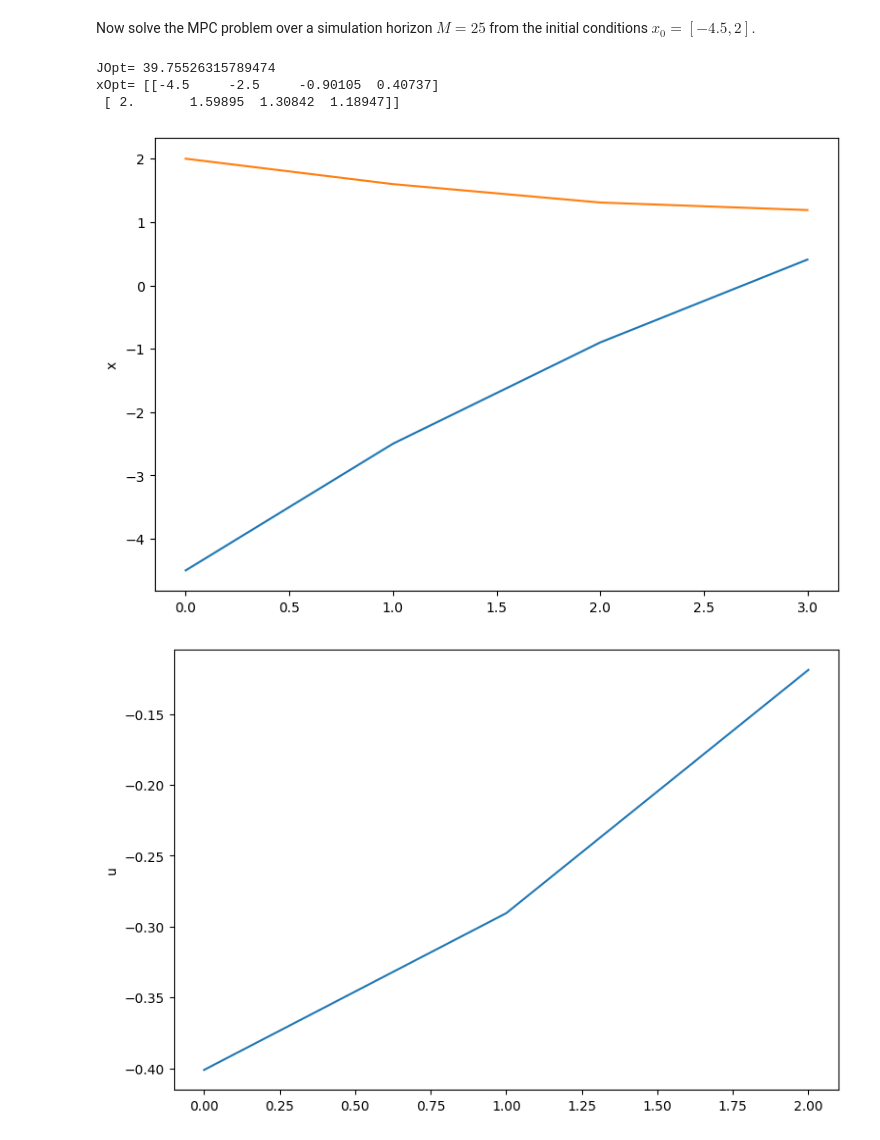
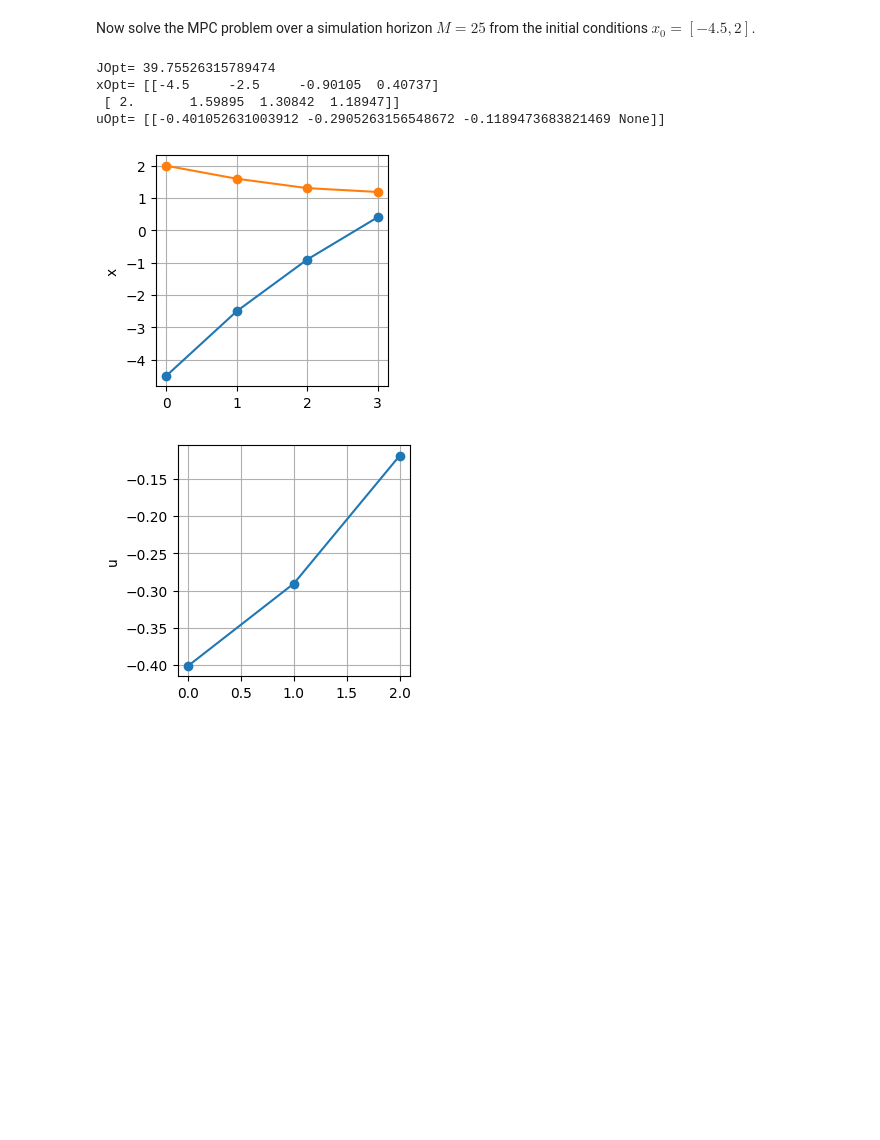
Before and after one commit to waynechu1109/ME-C231A-Final-Project, a Jupyter notebook: ME_C231A_Final_Project.ipynb, the cells around one changed output. Cells and saved outputs as stored; diff of their text form; code cells hidden in the pictures; blank space fills up the shorter version.

Commit message:
add grid

```diff
--- a/ME_C231A_Final_Project.ipynb
+++ b/ME_C231A_Final_Project.ipynb
@@ -178,37 +178,41 @@ Now solve the MPC problem over a simulation horizon $M=25$ from the initial cond
 # %%
 A = np.array([[1, 1],
                [0, 1]])
 B = np.array([[0],
               [1]])
 
 Q = np.eye(2)
 R = 10*np.array([1]).reshape(1,1)
 P = Q
 N = 3
 xL = -5
-xU = 5
+xU = -xL
 uL = -0.5
-uU = 0.5
+uU = -uL
 x0 = np.array([-4.5, 2])
 
 [model, feas, xOpt, uOpt, JOpt] = solve_cftoc(A, B, P, Q, R, N, x0, xL, xU, uL, uU)
 
 print('JOpt=', JOpt)
 print('xOpt=', xOpt)
-fig = plt.figure(figsize=(9, 6))
-plt.plot(xOpt.T)
+print('uOpt=', uOpt)
+fig = plt.figure(figsize=(3, 3))
+plt.plot(xOpt.T, '-o')
 plt.ylabel('x')
-fig = plt.figure(figsize=(9, 6))
-plt.plot(uOpt.T)
+plt.grid()
+fig = plt.figure(figsize=(3, 3))
+plt.plot(uOpt.T, '-o')
 plt.ylabel('u')
+plt.grid()
 plt.show()
 results = pyo.SolverFactory('ipopt').solve(model).write()
 # %% [output]
 JOpt= 39.75526315789474
 xOpt= [[-4.5     -2.5     -0.90105  0.40737]
  [ 2.       1.59895  1.30842  1.18947]]
+uOpt= [[-0.401052631003912 -0.2905263156548672 -0.1189473683821469 None]]
-[figure, old version]
+[figure, new version]
-[figure, old version]
+[figure, new version]
 # ==========================================================
 # = Solver Results                                         =
 # ==========================================================
```
Also changed, not shown: parts of 1 cell of this notebook.
